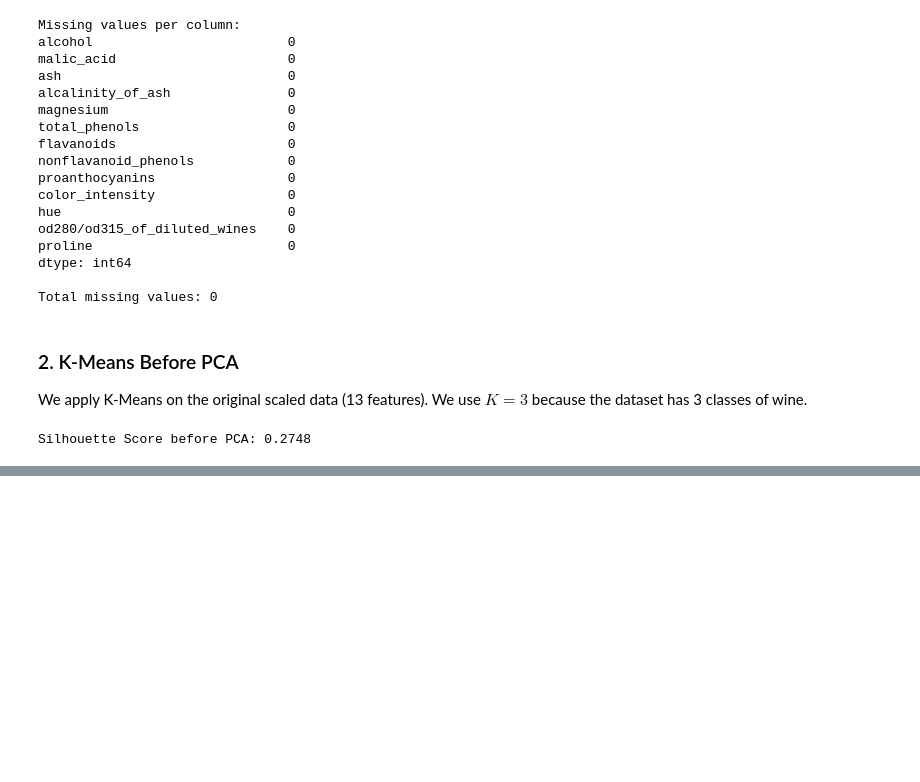
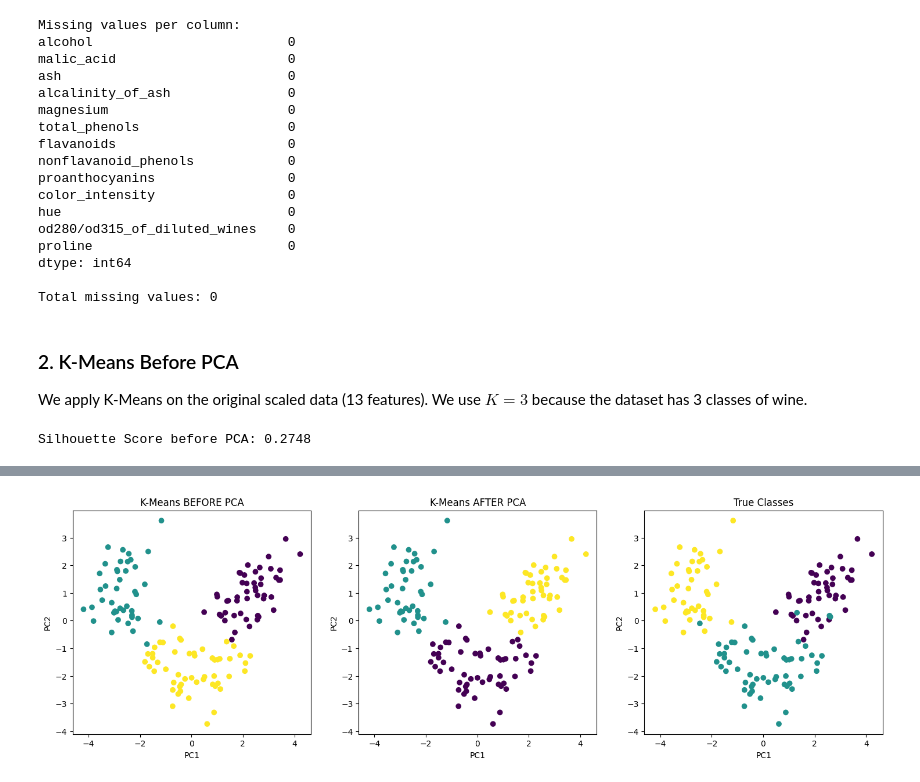
Before and after one commit to JanaAlzobidi/Machine-Learning-Projects, a Jupyter notebook: Unit-5-Unsupervised-Learning/Clustering-Before-and-After-PCA/Evaluating_Clustering_Before_and_After_PCA.ipynb, the cells around one changed output, grey strips where cells are left out. Cells and saved outputs as stored; diff of their text form; code cells hidden in the pictures; blank space fills up the shorter version.

```diff
--- a/Unit-5-Unsupervised-Learning/Clustering-Before-and-After-PCA/Evaluating_Clustering_Before_and_After_PCA.ipynb
+++ b/Unit-5-Unsupervised-Learning/Clustering-Before-and-After-PCA/Evaluating_Clustering_Before_and_After_PCA.ipynb
@@ -80,0 +85,9 @@ Silhouette Score before PCA: 0.2748
+# %%
+# Initialize PCA to reduce the dataset to 2 principal components
+pca = PCA(n_components=2, random_state=42)
+
+# Fit and transform the scaled training data
+X_train_pca = pca.fit_transform(X_train_scaled)
+
+# Transform the scaled test data using the fitted PCA
+X_test_pca = pca.transform(X_test_scaled)
@@ -80,0 +104,8 @@ Silhouette Score before PCA: 0.2748
+# %%
+# Apply K-Means on the 2D PCA components (After PCA)
+kmeans_after = KMeans(n_clusters=3, random_state=42)
+train_labels_after = kmeans_after.fit_predict(X_train_pca)
+
+# Evaluate clustering using silhouette score on PCA components
+sil_score_after = silhouette_score(X_train_pca, train_labels_after)
+print(f"Silhouette Score after PCA: {sil_score_after:.4f}")
@@ -80,0 +119,24 @@ Silhouette Score before PCA: 0.2748
+# %%
+plt.figure(figsize=(18, 5))
+
+plt.subplot(1, 3, 1)
+plt.scatter(X_train_pca[:, 0], X_train_pca[:, 1], c=train_labels_before, cmap='viridis')
+plt.title('K-Means BEFORE PCA')
+plt.xlabel('PC1')
+plt.ylabel('PC2')
+
+plt.subplot(1, 3, 2)
+plt.scatter(X_train_pca[:, 0], X_train_pca[:, 1], c=train_labels_after, cmap='viridis')
+plt.title('K-Means AFTER PCA')
+plt.xlabel('PC1')
+plt.ylabel('PC2')
+
+plt.subplot(1, 3, 3)
+plt.scatter(X_train_pca[:, 0], X_train_pca[:, 1], c=y_train, cmap='viridis')
+plt.title('True Classes')
+plt.xlabel('PC1')
+plt.ylabel('PC2')
+
+plt.show()
+# %% [output]
+[figure, added]
```
Also changed, not shown: parts of 7 cells of this notebook.
